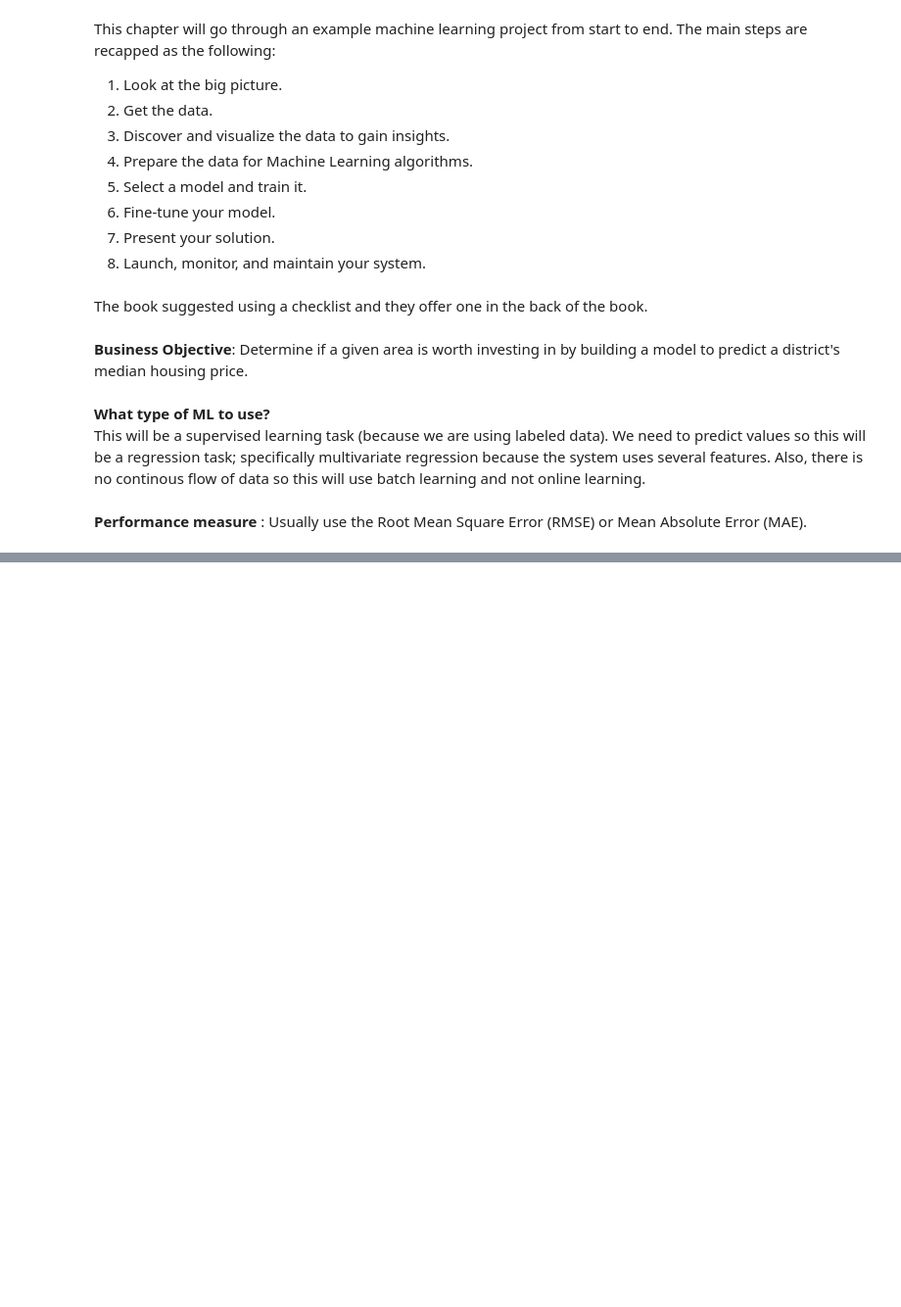
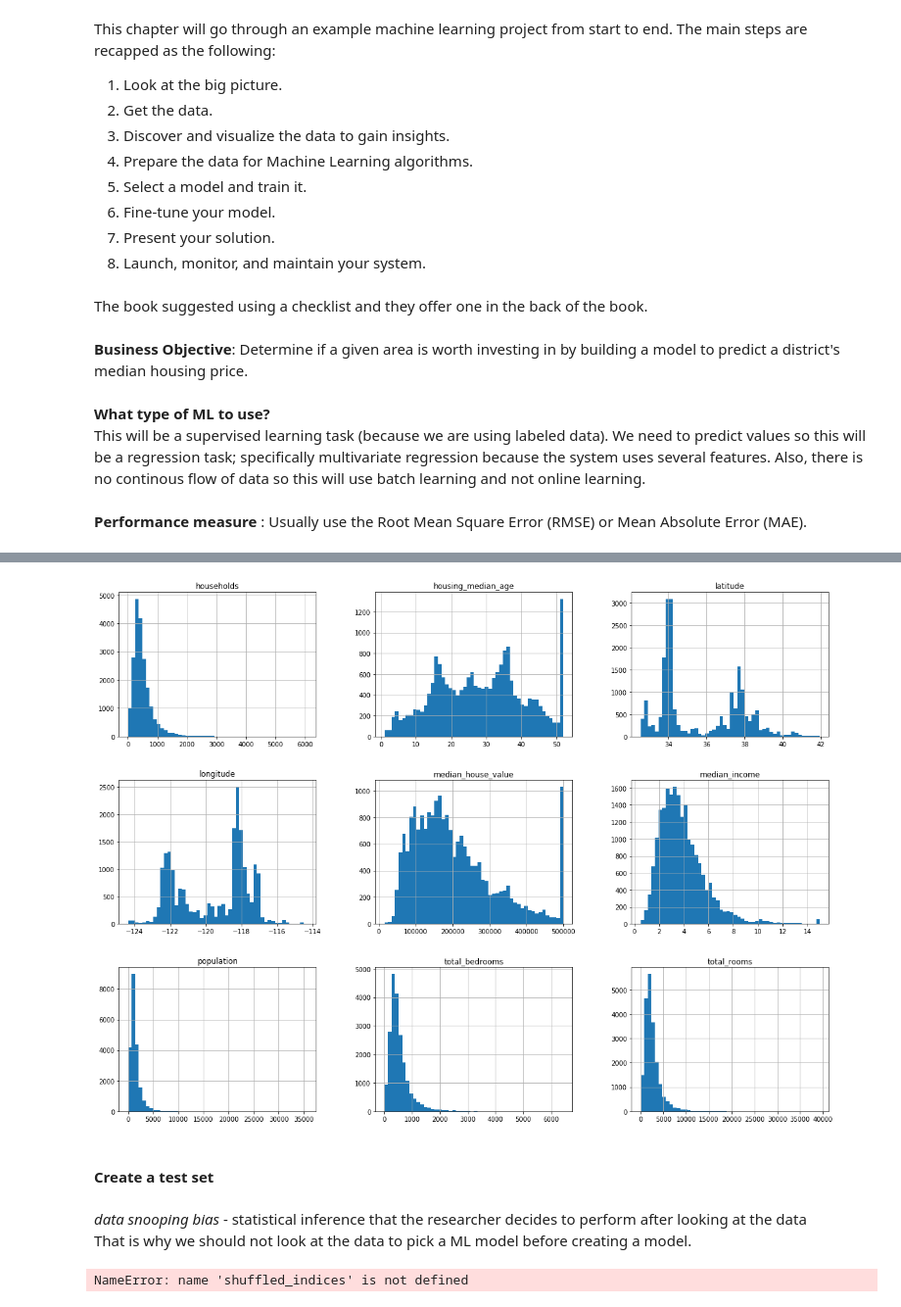
Before and after one commit to marytaylor/Hands-On-Machine-Learning-With-Scikit-Learn-And-TensorFlow, a Jupyter notebook: Chapter 2 - End-to-End Machine Learning Project.ipynb, the cells around one changed output, grey strips where cells are left out. Shown: that part at 98% size. Drawn from its saved outputs; the diff is of its cells as text; code cells hidden in the pictures; blank space fills up the shorter version.

Commit message:
investigated data structure before prepping test set

```diff
--- a/Chapter 2 - End-to-End Machine Learning Project.ipynb
+++ b/Chapter 2 - End-to-End Machine Learning Project.ipynb
@@ -50,0 +53,4 @@ def load_housing_data(housing_path=HOUSING_PATH):
+# %%
+# investigate the data structure
+housing = load_housing_data()
+housing.head()
@@ -50,0 +109,8 @@ def load_housing_data(housing_path=HOUSING_PATH):
+# %%
+# plot via histogram to get a better feel for the data
+%matplotlib inline
+import matplotlib.pyplot as plt
+housing.hist(bins=50, figsize=(20,15))
+plt.show()
+# %% [output]
+[figure, added]
@@ -50,0 +122,6 @@ def load_housing_data(housing_path=HOUSING_PATH):
+# %% [markdown]
+#### Create a test set
+# %% [markdown]
+<i>data snooping bias</i> - statistical inference that the researcher decides to perform after looking at the data
+<br>
+That is why we should not look at the data to pick a ML model before creating a model.
@@ -50,0 +138,5 @@ def load_housing_data(housing_path=HOUSING_PATH):
+# %%
+train_set, test_set = split_train_test(housing, 0.2)
+print(len(train_set), "train +", len(test_set), "test")
+# %% [output]
+NameError: name 'shuffled_indices' is not defined
```
Also changed, not shown: parts of 9 cells of this notebook.
